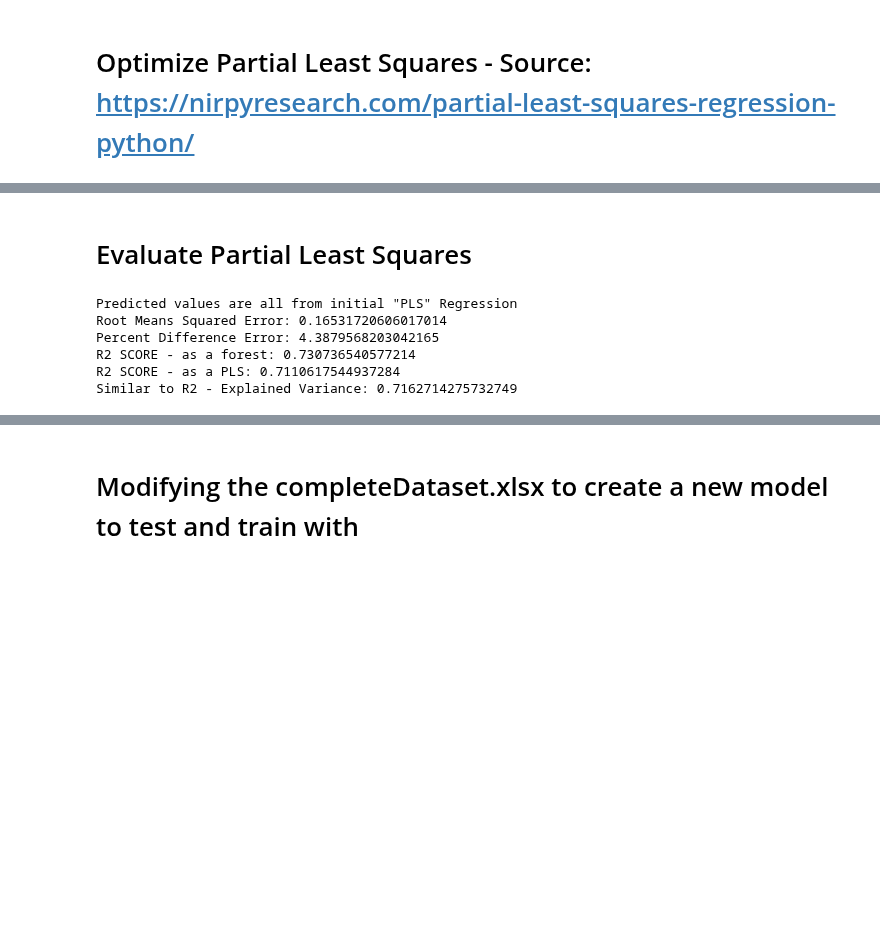
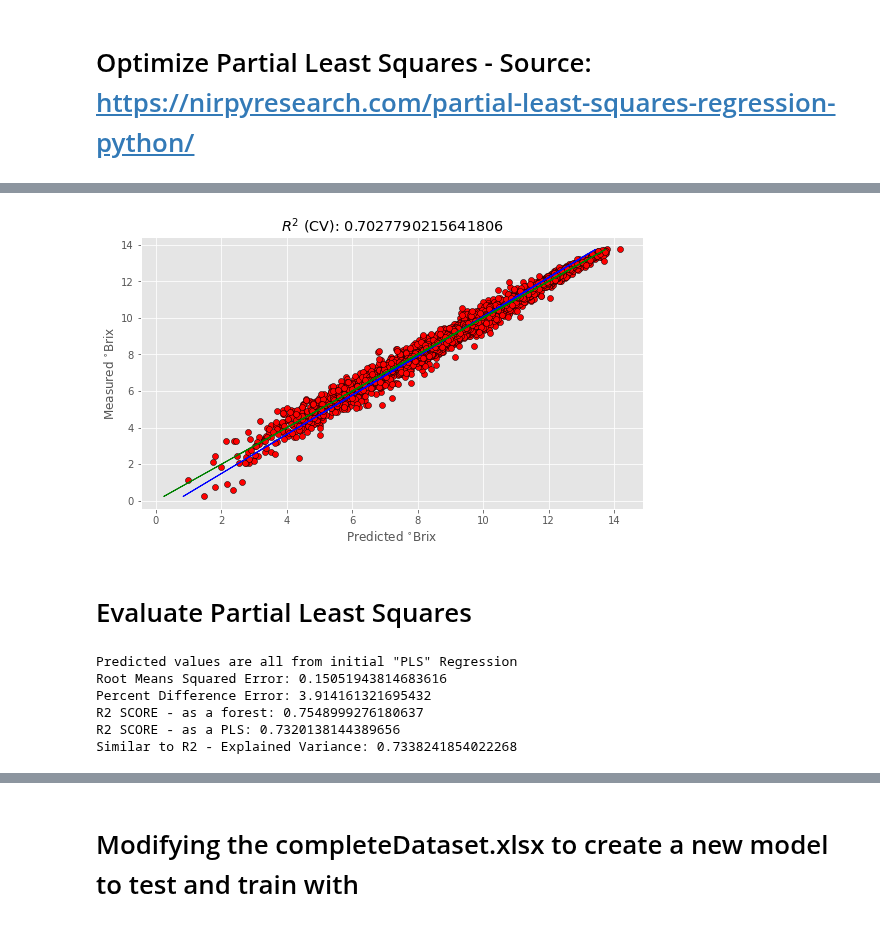
Before and after one commit to tessaSlice/Gene-Regression-Analysis, a Jupyter notebook: DataInterpretation.ipynb, the cells around one changed output, grey strips where cells are left out. Saved outputs shown, nothing was run; the diff lists cells and outputs as text; code cells hidden in the pictures; blank space fills up the shorter version.

```diff
--- a/DataInterpretation.ipynb
+++ b/DataInterpretation.ipynb
@@ -793,12 +784,35 @@ y_cv, r2, mse = optimise_pls_cv(x_test, y_test, 18) #18 depends on what the poin
+# %%
+# Plot regression and figures of merit
+rangey = y_train.max() - y_train.min()
+rangex = np.amax(y_c) - np.amin(y_c)
+
+# Fit a line to the CV vs response
+z = np.polyfit(y_train.iloc[:, 0].to_numpy(), y_c[:, 0], 1)
+with plt.style.context(('ggplot')):
+    fig, ax = plt.subplots(figsize=(9, 5))
+    ax.scatter(y_c, y_train, c='red', edgecolors='k')
+    #Plot the best fit line
+    ax.plot(np.polyval(z,y_train), y_train, c='blue', linewidth=1)
+    #Plot the ideal 1:1 line
+    ax.plot(y_train, y_train, color='green', linewidth=1)
+    plt.title('$R^{2}$ (CV): '+str(score_cv_optimal))
+    plt.xlabel('Predicted $^{\circ}$Brix')
+    plt.ylabel('Measured $^{\circ}$Brix')
+
+    plt.show()
+# %% [output]
+[figure, added]
 # %% [markdown]
 # Evaluate Partial Least Squares
 # %%
-RMSerror = MDRMSE(pd.DataFrame(pls2_y_pred), y_test)
-percentError = PDE(pls2_y_pred, y_test.to_numpy())
-R2_1 = R2_SCORE(pls2_y_pred, y_test, 'FOREST')
-R2_2 = R2_SCORE(pls2_y_pred, y_test, 'PLS')
+y_pred_optimal = pls_optimal.predict(x_test)
+
+RMSerror = MDRMSE(pd.DataFrame(y_pred_optimal), y_test)
+percentError = PDE(y_pred_optimal, y_test.to_numpy())
+R2_1 = R2_SCORE(y_pred_optimal, y_test, 'FOREST')
+R2_2 = R2_SCORE(y_pred_optimal, y_test, 'PLS')
 from sklearn.metrics import explained_variance_score
-EXPLAINED_VARIANCE = explained_variance_score(y_test, pls2_y_pred)
+EXPLAINED_VARIANCE = explained_variance_score(y_test, y_pred_optimal)
 
 print("Predicted values are all from initial \"PLS\" Regression")
 print("Root Means Squared Error: ", end="")
@@ -813,11 +827,11 @@ print("Similar to R2 - Explained Variance: ", end="")
 print(EXPLAINED_VARIANCE)
 # %% [output]
 Predicted values are all from initial "PLS" Regression
-Root Means Squared Error: 0.16531720606017014
-Percent Difference Error: 4.3879568203042165
-R2 SCORE - as a forest: 0.730736540577214
-R2 SCORE - as a PLS: 0.7110617544937284
-Similar to R2 - Explained Variance: 0.7162714275732749
+Root Means Squared Error: 0.15051943814683616
+Percent Difference Error: 3.914161321695432
+R2 SCORE - as a forest: 0.7548999276180637
+R2 SCORE - as a PLS: 0.7320138144389656
+Similar to R2 - Explained Variance: 0.7338241854022268
 # %%
 # the results of the forest model are here:
 
```
Also changed, not shown: parts of 14 cells of this notebook.
